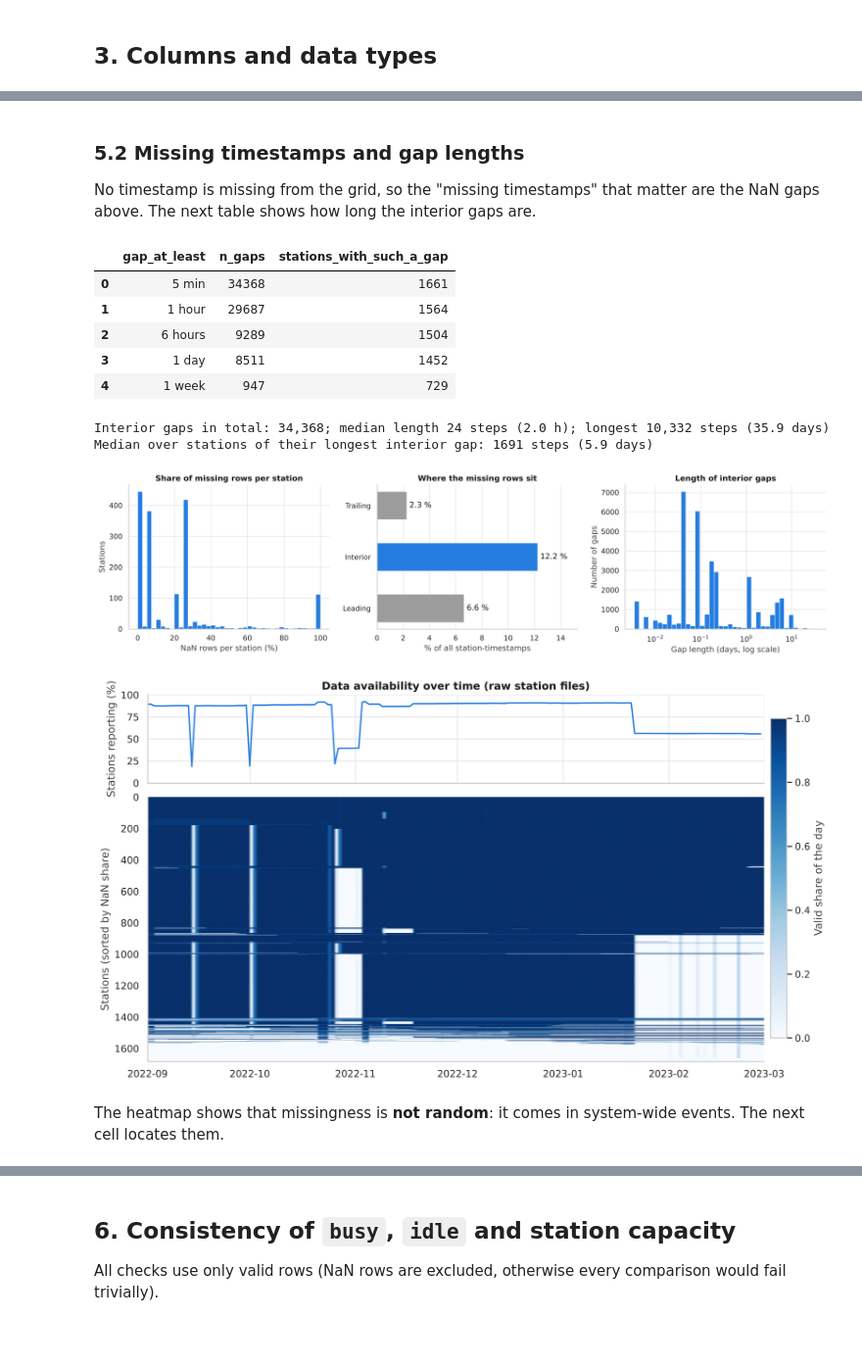
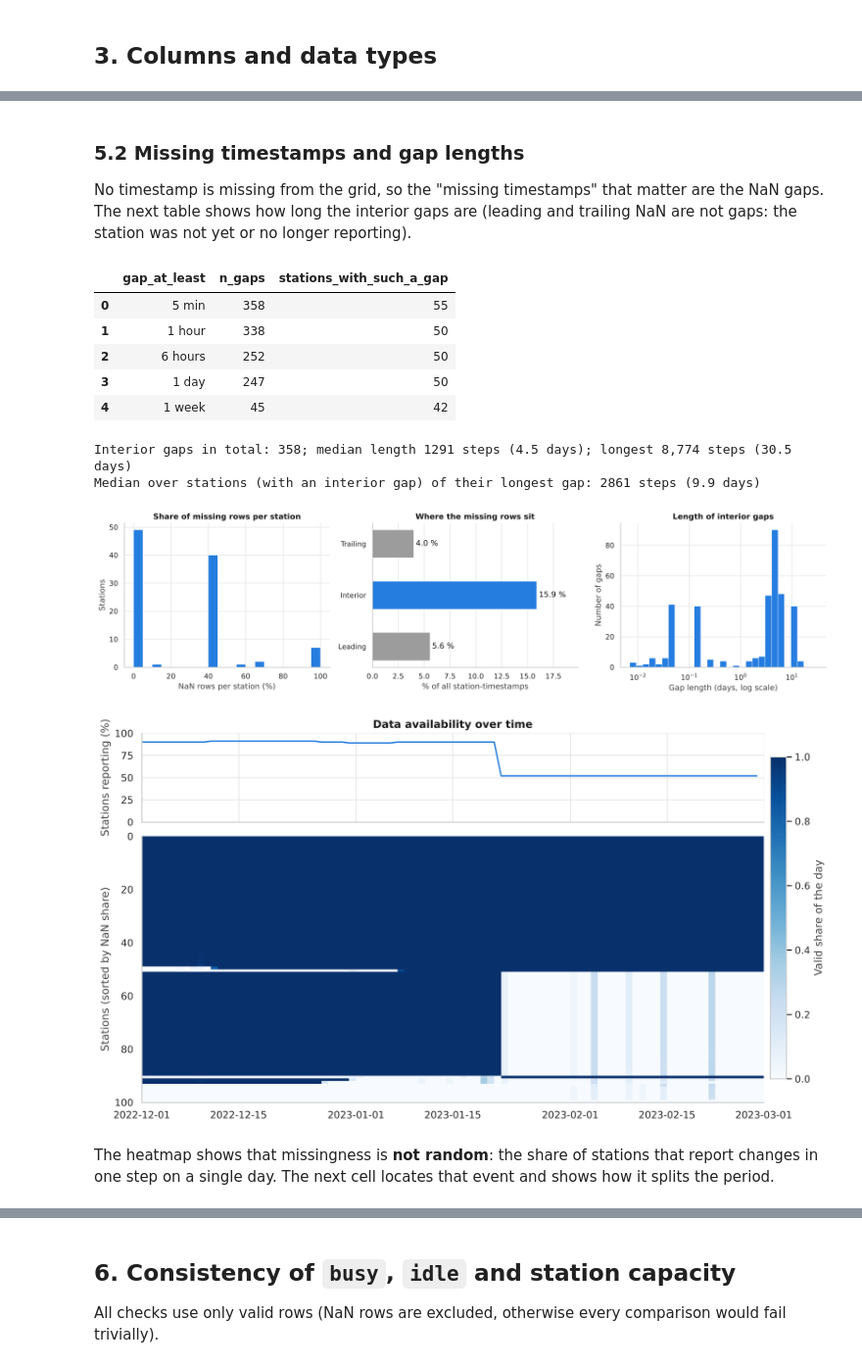
Before and after one commit to sametsav/VoltAhead, a Jupyter notebook: notebooks/01_data_quality.ipynb, the cells around one changed output, grey strips where cells are left out. Shown at 98% size. Drawn from its saved outputs; the diff is of its cells as text; code cells hidden in the pictures; blank space fills up the shorter version.

Commit message:
Redo data quality EDA for the VoltAhead 100-station dataset

```diff
--- a/notebooks/01_data_quality.ipynb
+++ b/notebooks/01_data_quality.ipynb
@@ -105,0 +69,15 @@ The zone folder also contains six variables per resolution: `occupancy`, `durati
+# %%
+stations_raw = pd.read_csv(dl.stations_path())
+data_cols = pd.read_csv(dl.data_path(), nrows=0).columns.tolist()
+stored = dl.load_data(reindex=False)          # time series exactly as stored (value columns only)
+
+file_structure = pd.DataFrame([
+    {"file": dl.STATIONS_FILE, "size_MB": dl.stations_path().stat().st_size / 1e6,
+     "rows": len(stations_raw), "columns": stations_raw.shape[1],
+     "description": "Station metadata: coordinates, slow/fast/total charging points, traffic zone (TAZID), distance_km. Sorted by distance_km."},
+    {"file": dl.DATA_FILE, "size_MB": dl.data_path().stat().st_size / 1e6,
+     "rows": len(stored), "columns": len(data_cols),
+     "description": "5-min time series, long format: 10 value columns + 7 static station columns repeated on every row. Sorted by station_id, then time."},
+])
+save_table(file_structure, "file_structure.csv")
+file_structure
@@ -242,9 +206,8 @@ One pass over all 1,682 raw files collects what we need for the next sections: d
 # %%
-GRID = dl.expected_index("5min")
-CAP = raw_info.set_index("station_id")[["charge_count", "fast_count", "slow_count"]]
+CAP = info.set_index("station_id")[["charge_count", "fast_count", "slow_count"]]
 VALUE_COLS = dl.STATION_COLUMNS
 STEPS_PER_DAY = 288
-N_DAYS = len(GRID) // STEPS_PER_DAY
+N_DAYS = N_STEPS // STEPS_PER_DAY
 
 
 def runs(mask):
@@ -256,7 +219,7 @@ def runs(mask):
 
 
 def scan_station(sid):
-    df = dl.load_station(sid, reindex=False)
+    df = stored.loc[sid]                       # indexed by time, as stored
     idx = df.index
     cap, fcap, scap = CAP.loc[sid]
     r = {"station_id": sid, "n_rows": len(df), "n_unique_ts": idx.nunique(),
@@ -273,13 +236,14 @@ def scan_station(sid):
     if valid.any():
         fv, lv = valid.argmax(), len(valid) - 1 - valid[::-1].argmax()
         gaps = runs(~valid[fv:lv + 1])
+        r["leading_nan"], r["trailing_nan"] = int(fv), int(len(valid) - 1 - lv)
     else:
-        fv, lv, gaps = len(valid), len(valid) - 1, np.array([], dtype=int)
-    r["leading_nan"] = int(fv)
-    r["trailing_nan"] = int(len(valid) - 1 - lv) if valid.any() else 0
+        gaps = np.array([], dtype=int)
+        r["leading_nan"], r["trailing_nan"] = len(valid), 0
     r["interior_nan"] = int(gaps.sum())
     r["n_interior_gaps"] = len(gaps)
     r["longest_gap"] = int(gaps.max()) if len(gaps) else 0
+    r["reports_on_last_day"] = bool(valid[-STEPS_PER_DAY:].mean() > 0.5)
 
     v = df[valid]
     tot = v["busy"] + v["idle"]
@@ -297,22 +261,20 @@ def scan_station(sid):
     r["share_time_full"] = float((v["busy"] >= cap).mean()) if len(v) else np.nan
     r["share_time_empty"] = float((v["busy"] == 0).mean()) if len(v) else np.nan
     r["constant_busy"] = bool(v["busy"].nunique() <= 1)
-    daily_valid = valid.reshape(N_DAYS, STEPS_PER_DAY).mean(axis=1)
-    return r, daily_valid, gaps
+    r["n_s_price_values"] = int(v["s_price"].nunique())
+    r["n_e_price_values"] = int(v["e_price"].nunique())
+    daily = valid.reshape(N_DAYS, STEPS_PER_DAY).mean(axis=1) if len(valid) == N_STEPS else np.full(N_DAYS, np.nan)
+    return r, daily, gaps
 
 
 results, daily, all_gaps = [], {}, []
-ids = dl.list_station_ids("raw")
-for k, sid in enumerate(ids, 1):
+for sid in info["station_id"]:
     r, d, g = scan_station(sid)
     results.append(r); daily[sid] = d; all_gaps.append(g)
-    if k % 400 == 0 or k == len(ids):
-        print(f"scanned {k}/{len(ids)} stations")
 
-scan = pd.DataFrame(results).set_index("station_id")
+scan = pd.DataFrame(results).set_index("station_id").join(info.set_index("station_id")[["distance_km", "TAZID", "longitude", "latitude"]])
 daily_valid = pd.DataFrame(daily, index=pd.date_range(dl.START, periods=N_DAYS, freq="D")).T
 gap_lengths = np.concatenate(all_gaps)
-scan["in_cleaned_set"] = scan.index.isin(zone_info.station_id)
 save_table(scan.reset_index(), "station_quality_scan.csv")
 print(scan.shape)
 # %% [output]
@@ -436,7 +397,7 @@ Max NaN share in kept set: 0.299
 # %% [markdown]
 ### 5.2 Missing timestamps and gap lengths
 
-No timestamp is missing from the grid, so the "missing timestamps" that matter are the NaN gaps above. The next table shows how long the interior gaps are.
+No timestamp is missing from the grid, so the "missing timestamps" that matter are the NaN gaps. The next table shows how long the interior gaps are (leading and trailing NaN are not gaps: the station was not yet or no longer reporting).
 # %%
 steps = {"5 min": 1, "1 hour": 12, "6 hours": 72, "1 day": 288, "1 week": 2016}
 gap_summary = pd.DataFrame([
@@ -445,23 +406,24 @@ gap_summary = pd.DataFrame([
     for k, v in steps.items()])
 save_table(gap_summary, "gap_length_summary.csv")
 display(gap_summary)
-print(f"Interior gaps in total: {len(gap_lengths):,}; median length {np.median(gap_lengths):.0f} steps "
-      f"({np.median(gap_lengths)*5/60:.1f} h); longest {gap_lengths.max():,} steps ({gap_lengths.max()/288:.1f} days)")
-print(f"Median over stations of their longest interior gap: {scan.longest_gap.median():.0f} steps ({scan.longest_gap.median()/288:.1f} days)")
+print(f"Interior gaps in total: {len(gap_lengths)}; median length {np.median(gap_lengths):.0f} steps "
+      f"({np.median(gap_lengths)/288:.1f} days); longest {gap_lengths.max():,} steps ({gap_lengths.max()/288:.1f} days)")
+print(f"Median over stations (with an interior gap) of their longest gap: "
+      f"{scan.longest_gap[scan.longest_gap > 0].median():.0f} steps ({scan.longest_gap[scan.longest_gap > 0].median()/288:.1f} days)")
 # %% [output]
 |  | gap_at_least | n_gaps | stations_with_such_a_gap |
-| 0 | 5 min | 34368 | 1661 |
-| 1 | 1 hour | 29687 | 1564 |
-| 2 | 6 hours | 9289 | 1504 |
-| 3 | 1 day | 8511 | 1452 |
-| 4 | 1 week | 947 | 729 |
+| 0 | 5 min | 358 | 55 |
+| 1 | 1 hour | 338 | 50 |
+| 2 | 6 hours | 252 | 50 |
+| 3 | 1 day | 247 | 50 |
+| 4 | 1 week | 45 | 42 |
-Interior gaps in total: 34,368; median length 24 steps (2.0 h); longest 10,332 steps (35.9 days)
-Median over stations of their longest interior gap: 1691 steps (5.9 days)
+Interior gaps in total: 358; median length 1291 steps (4.5 days); longest 8,774 steps (30.5 days)
+Median over stations (with an interior gap) of their longest gap: 2861 steps (9.9 days)
 # %%
 fig, axes = plt.subplots(1, 3, figsize=(16, 4.2))
 
 ax = axes[0]
-ax.hist(scan.nan_share * 100, bins=40, color=BLUE, edgecolor="white", linewidth=0.6)
+ax.hist(scan.nan_share * 100, bins=np.arange(0, 105, 5), color=BLUE, edgecolor="white", linewidth=0.6)
 ax.set_xlabel("NaN rows per station (%)"); ax.set_ylabel("Stations")
 ax.set_title("Share of missing rows per station")
 
@@ -474,7 +436,7 @@ ax.set_xlabel("% of all station-timestamps"); ax.set_title("Where the missing ro
 ax.set_xlim(0, parts.max() * 1.25); ax.grid(axis="y", visible=False)
 
 ax = axes[2]
-ax.hist(gap_lengths / 288, bins=np.logspace(np.log10(1 / 288), np.log10(gap_lengths.max() / 288), 40), color=BLUE, edgecolor="white", linewidth=0.6)
+ax.hist(gap_lengths / 288, bins=np.logspace(np.log10(max(gap_lengths.min(), 1) / 288), np.log10(gap_lengths.max() / 288), 30), color=BLUE, edgecolor="white", linewidth=0.6)
 ax.set_xscale("log"); ax.set_xlabel("Gap length (days, log scale)"); ax.set_ylabel("Number of gaps")
 ax.set_title("Length of interior gaps")
 for a in axes: a.spines[["top", "right"]].set_visible(False)
@@ -482,28 +444,28 @@ fig.tight_layout()
 save_fig(fig, "missing_overview.png")
 plt.show()
 # %% [output]
-[figure, old version]
+[figure, new version]
 # %%
 # Data availability over time: fraction of valid 5-min steps per station per day
 order = scan.sort_values("nan_share").index
 fig, (ax0, ax1) = plt.subplots(2, 1, figsize=(13, 7.5), sharex=True,
                                gridspec_kw={"height_ratios": [1, 3], "hspace": 0.08})
 share_reporting = (daily_valid > 0.5).mean()
 ax0.plot(share_reporting.index, share_reporting.values * 100, color=BLUE, linewidth=1.6)
 ax0.set_ylabel("Stations reporting (%)"); ax0.set_ylim(0, 100)
-ax0.set_title("Data availability over time (raw station files)")
+ax0.set_title("Data availability over time")
 im = ax1.imshow(daily_valid.loc[order].values, aspect="auto", cmap="Blues", vmin=0, vmax=1,
                 extent=[mdates.date2num(daily_valid.columns[0]),
                         mdates.date2num(daily_valid.columns[-1]) + 1, len(order), 0])
 ax1.xaxis_date(); ax1.set_ylabel("Stations (sorted by NaN share)")
 ax1.grid(False)
 cb = fig.colorbar(im, ax=[ax0, ax1], pad=0.01, fraction=0.025); cb.set_label("Valid share of the day")
 for a in (ax0, ax1): a.spines[["top", "right"]].set_visible(False)
 save_fig(fig, "data_availability_heatmap.png")
 plt.show()
 # %% [output]
-[figure, old version]
+[figure, new version]
 # %% [markdown]
-The heatmap shows that missingness is **not random**: it comes in system-wide events. The next cell locates them.
+The heatmap shows that missingness is **not random**: the share of stations that report changes in one step on a single day. The next cell locates that event and shows how it splits the period.
 # %%
 rep = (daily_valid > 0.5).mean()                 # share of stations reporting on each day
```
Also changed, not shown: parts of 42 cells of this notebook, 25 other files.
